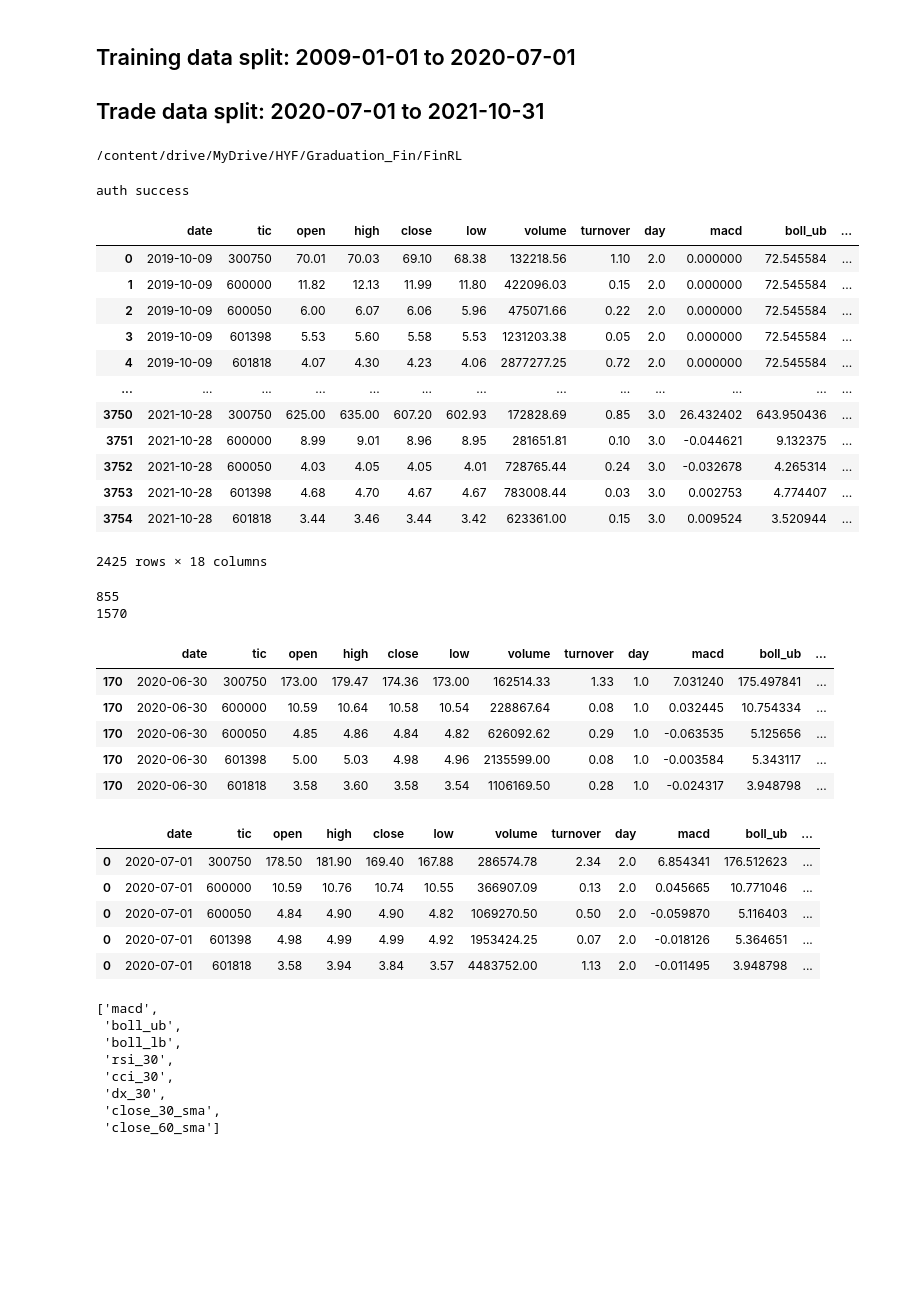
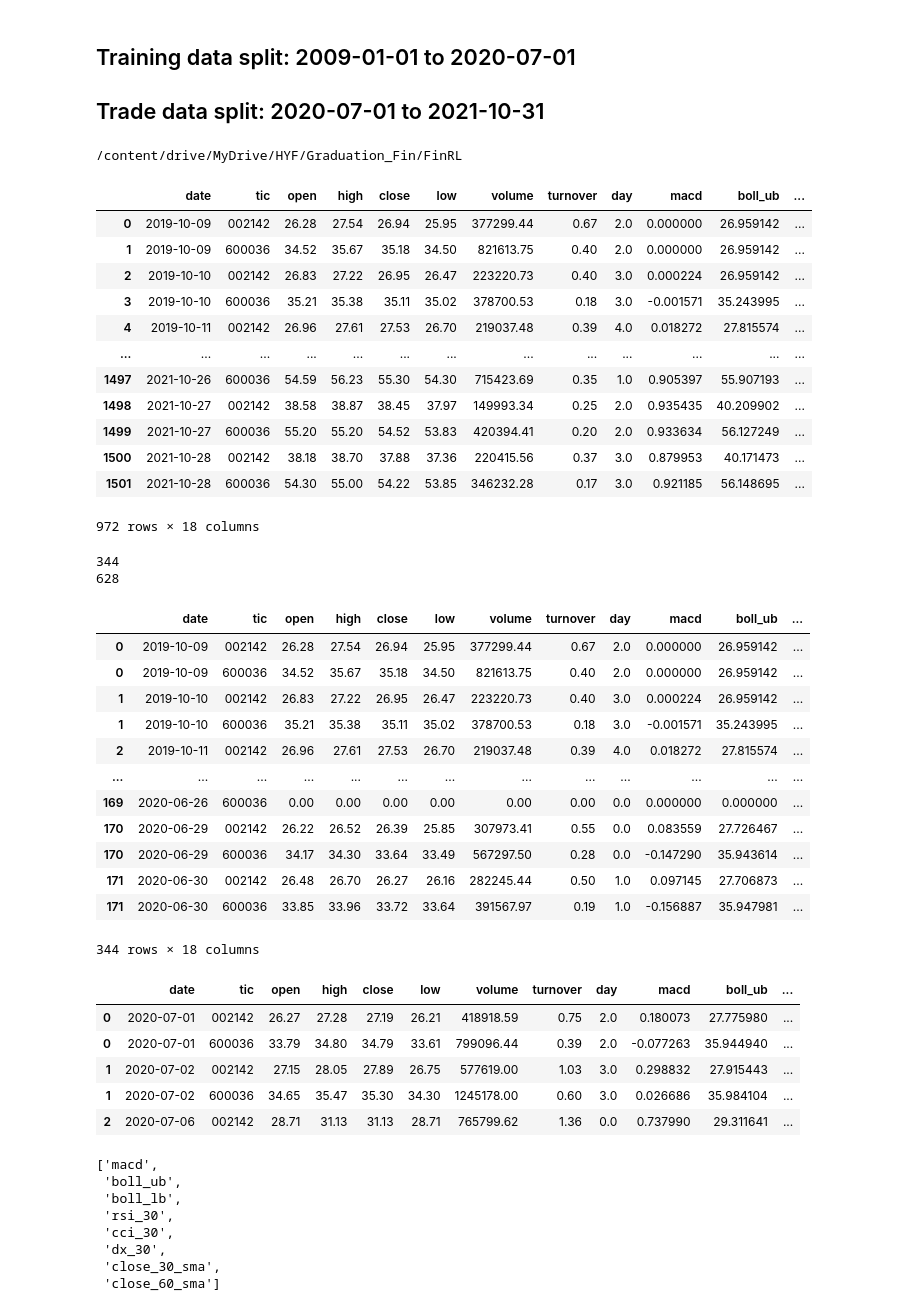
Before and after one commit to EvanHong99/FinRL, a Jupyter notebook: FinRL_StockTrading_NeurIPS_2018.ipynb, the cells around one changed output. Drawn from its saved outputs; the diff is of its cells as text; code cells hidden in the pictures; blank space fills up the shorter version.

```diff
--- a/FinRL_StockTrading_NeurIPS_2018.ipynb
+++ b/FinRL_StockTrading_NeurIPS_2018.ipynb
@@ -487,54 +474,62 @@ import sys
 sys.path.append("../FinRL-Library")
 
 import itertools
-import jqdatasdk
-jqdatasdk.auth('15857500957','Qazwsxedcrfv0957')
+# import jqdatasdk
+# jqdatasdk.auth('15857500957','Qazwsxedcrfv0957')
 # %% [output]
 /content/drive/MyDrive/HYF/Graduation_Fin/FinRL
-auth success
 # %%
-processed_full=pd.read_csv('./datasets/train/processed_full.csv',index_col=0,header=0)
+processed_full=pd.read_csv('./datasets/train/processed_full.csv',index_col=0,header=0,dtype={"tic":str})
+# 只选择两个股票
+processed_full=processed_full[np.logical_or(processed_full['tic']=='600036',processed_full['tic']=='002142')]
 processed_full
 # %% [output]
 |  | date | tic | open | high | close | low | volume | turnover | day | macd | boll_ub | ... |
-| 0 | 2019-10-09 | 300750 | 70.01 | 70.03 | 69.10 | 68.38 | 132218.56 | 1.10 | 2.0 | 0.000000 | 72.545584 | ... |
-| 1 | 2019-10-09 | 600000 | 11.82 | 12.13 | 11.99 | 11.80 | 422096.03 | 0.15 | 2.0 | 0.000000 | 72.545584 | ... |
-| 2 | 2019-10-09 | 600050 | 6.00 | 6.07 | 6.06 | 5.96 | 475071.66 | 0.22 | 2.0 | 0.000000 | 72.545584 | ... |
-| 3 | 2019-10-09 | 601398 | 5.53 | 5.60 | 5.58 | 5.53 | 1231203.38 | 0.05 | 2.0 | 0.000000 | 72.545584 | ... |
-| 4 | 2019-10-09 | 601818 | 4.07 | 4.30 | 4.23 | 4.06 | 2877277.25 | 0.72 | 2.0 | 0.000000 | 72.545584 | ... |
+| 0 | 2019-10-09 | 002142 | 26.28 | 27.54 | 26.94 | 25.95 | 377299.44 | 0.67 | 2.0 | 0.000000 | 26.959142 | ... |
+| 1 | 2019-10-09 | 600036 | 34.52 | 35.67 | 35.18 | 34.50 | 821613.75 | 0.40 | 2.0 | 0.000000 | 26.959142 | ... |
+| 2 | 2019-10-10 | 002142 | 26.83 | 27.22 | 26.95 | 26.47 | 223220.73 | 0.40 | 3.0 | 0.000224 | 26.959142 | ... |
+| 3 | 2019-10-10 | 600036 | 35.21 | 35.38 | 35.11 | 35.02 | 378700.53 | 0.18 | 3.0 | -0.001571 | 35.243995 | ... |
+| 4 | 2019-10-11 | 002142 | 26.96 | 27.61 | 27.53 | 26.70 | 219037.48 | 0.39 | 4.0 | 0.018272 | 27.815574 | ... |
 | ... | ... | ... | ... | ... | ... | ... | ... | ... | ... | ... | ... | ... |
-| 3750 | 2021-10-28 | 300750 | 625.00 | 635.00 | 607.20 | 602.93 | 172828.69 | 0.85 | 3.0 | 26.432402 | 643.950436 | ... |
-| 3751 | 2021-10-28 | 600000 | 8.99 | 9.01 | 8.96 | 8.95 | 281651.81 | 0.10 | 3.0 | -0.044621 | 9.132375 | ... |
-| 3752 | 2021-10-28 | 600050 | 4.03 | 4.05 | 4.05 | 4.01 | 728765.44 | 0.24 | 3.0 | -0.032678 | 4.265314 | ... |
-| 3753 | 2021-10-28 | 601398 | 4.68 | 4.70 | 4.67 | 4.67 | 783008.44 | 0.03 | 3.0 | 0.002753 | 4.774407 | ... |
-| 3754 | 2021-10-28 | 601818 | 3.44 | 3.46 | 3.44 | 3.42 | 623361.00 | 0.15 | 3.0 | 0.009524 | 3.520944 | ... |
+| 1497 | 2021-10-26 | 600036 | 54.59 | 56.23 | 55.30 | 54.30 | 715423.69 | 0.35 | 1.0 | 0.905397 | 55.907193 | ... |
+| 1498 | 2021-10-27 | 002142 | 38.58 | 38.87 | 38.45 | 37.97 | 149993.34 | 0.25 | 2.0 | 0.935435 | 40.209902 | ... |
+| 1499 | 2021-10-27 | 600036 | 55.20 | 55.20 | 54.52 | 53.83 | 420394.41 | 0.20 | 2.0 | 0.933634 | 56.127249 | ... |
+| 1500 | 2021-10-28 | 002142 | 38.18 | 38.70 | 37.88 | 37.36 | 220415.56 | 0.37 | 3.0 | 0.879953 | 40.171473 | ... |
+| 1501 | 2021-10-28 | 600036 | 54.30 | 55.00 | 54.22 | 53.85 | 346232.28 | 0.17 | 3.0 | 0.921185 | 56.148695 | ... |
-2425 rows × 18 columns
+972 rows × 18 columns
 # %%
 train = data_split(processed_full, '2009-01-01','2020-07-01')
 trade = data_split(processed_full, '2020-07-01','2021-10-31')
 print(len(train))
 print(len(trade))
 # %% [output]
-855
-1570
+344
+628
 # %%
-train.tail()
+train
 # %% [output]
 |  | date | tic | open | high | close | low | volume | turnover | day | macd | boll_ub | ... |
-| 170 | 2020-06-30 | 300750 | 173.00 | 179.47 | 174.36 | 173.00 | 162514.33 | 1.33 | 1.0 | 7.031240 | 175.497841 | ... |
-| 170 | 2020-06-30 | 600000 | 10.59 | 10.64 | 10.58 | 10.54 | 228867.64 | 0.08 | 1.0 | 0.032445 | 10.754334 | ... |
-| 170 | 2020-06-30 | 600050 | 4.85 | 4.86 | 4.84 | 4.82 | 626092.62 | 0.29 | 1.0 | -0.063535 | 5.125656 | ... |
-| 170 | 2020-06-30 | 601398 | 5.00 | 5.03 | 4.98 | 4.96 | 2135599.00 | 0.08 | 1.0 | -0.003584 | 5.343117 | ... |
-| 170 | 2020-06-30 | 601818 | 3.58 | 3.60 | 3.58 | 3.54 | 1106169.50 | 0.28 | 1.0 | -0.024317 | 3.948798 | ... |
+| 0 | 2019-10-09 | 002142 | 26.28 | 27.54 | 26.94 | 25.95 | 377299.44 | 0.67 | 2.0 | 0.000000 | 26.959142 | ... |
+| 0 | 2019-10-09 | 600036 | 34.52 | 35.67 | 35.18 | 34.50 | 821613.75 | 0.40 | 2.0 | 0.000000 | 26.959142 | ... |
+| 1 | 2019-10-10 | 002142 | 26.83 | 27.22 | 26.95 | 26.47 | 223220.73 | 0.40 | 3.0 | 0.000224 | 26.959142 | ... |
+| 1 | 2019-10-10 | 600036 | 35.21 | 35.38 | 35.11 | 35.02 | 378700.53 | 0.18 | 3.0 | -0.001571 | 35.243995 | ... |
+| 2 | 2019-10-11 | 002142 | 26.96 | 27.61 | 27.53 | 26.70 | 219037.48 | 0.39 | 4.0 | 0.018272 | 27.815574 | ... |
+| ... | ... | ... | ... | ... | ... | ... | ... | ... | ... | ... | ... | ... |
+| 169 | 2020-06-26 | 600036 | 0.00 | 0.00 | 0.00 | 0.00 | 0.00 | 0.00 | 0.0 | 0.000000 | 0.000000 | ... |
+| 170 | 2020-06-29 | 002142 | 26.22 | 26.52 | 26.39 | 25.85 | 307973.41 | 0.55 | 0.0 | 0.083559 | 27.726467 | ... |
+| 170 | 2020-06-29 | 600036 | 34.17 | 34.30 | 33.64 | 33.49 | 567297.50 | 0.28 | 0.0 | -0.147290 | 35.943614 | ... |
+| 171 | 2020-06-30 | 002142 | 26.48 | 26.70 | 26.27 | 26.16 | 282245.44 | 0.50 | 1.0 | 0.097145 | 27.706873 | ... |
+| 171 | 2020-06-30 | 600036 | 33.85 | 33.96 | 33.72 | 33.64 | 391567.97 | 0.19 | 1.0 | -0.156887 | 35.947981 | ... |
+344 rows × 18 columns
 # %%
 trade.head()
 # %% [output]
 |  | date | tic | open | high | close | low | volume | turnover | day | macd | boll_ub | ... |
-| 0 | 2020-07-01 | 300750 | 178.50 | 181.90 | 169.40 | 167.88 | 286574.78 | 2.34 | 2.0 | 6.854341 | 176.512623 | ... |
-| 0 | 2020-07-01 | 600000 | 10.59 | 10.76 | 10.74 | 10.55 | 366907.09 | 0.13 | 2.0 | 0.045665 | 10.771046 | ... |
-| 0 | 2020-07-01 | 600050 | 4.84 | 4.90 | 4.90 | 4.82 | 1069270.50 | 0.50 | 2.0 | -0.059870 | 5.116403 | ... |
-| 0 | 2020-07-01 | 601398 | 4.98 | 4.99 | 4.99 | 4.92 | 1953424.25 | 0.07 | 2.0 | -0.018126 | 5.364651 | ... |
-| 0 | 2020-07-01 | 601818 | 3.58 | 3.94 | 3.84 | 3.57 | 4483752.00 | 1.13 | 2.0 | -0.011495 | 3.948798 | ... |
+| 0 | 2020-07-01 | 002142 | 26.27 | 27.28 | 27.19 | 26.21 | 418918.59 | 0.75 | 2.0 | 0.180073 | 27.775980 | ... |
+| 0 | 2020-07-01 | 600036 | 33.79 | 34.80 | 34.79 | 33.61 | 799096.44 | 0.39 | 2.0 | -0.077263 | 35.944940 | ... |
+| 1 | 2020-07-02 | 002142 | 27.15 | 28.05 | 27.89 | 26.75 | 577619.00 | 1.03 | 3.0 | 0.298832 | 27.915443 | ... |
+| 1 | 2020-07-02 | 600036 | 34.65 | 35.47 | 35.30 | 34.30 | 1245178.00 | 0.60 | 3.0 | 0.026686 | 35.984104 | ... |
+| 2 | 2020-07-06 | 002142 | 28.71 | 31.13 | 31.13 | 28.71 | 765799.62 | 1.36 | 0.0 | 0.737990 | 29.311641 | ... |
 # %%
 config.INDICATORS
 # %% [output]
```
Also changed, not shown: parts of 94 cells of this notebook, 4 other files.
